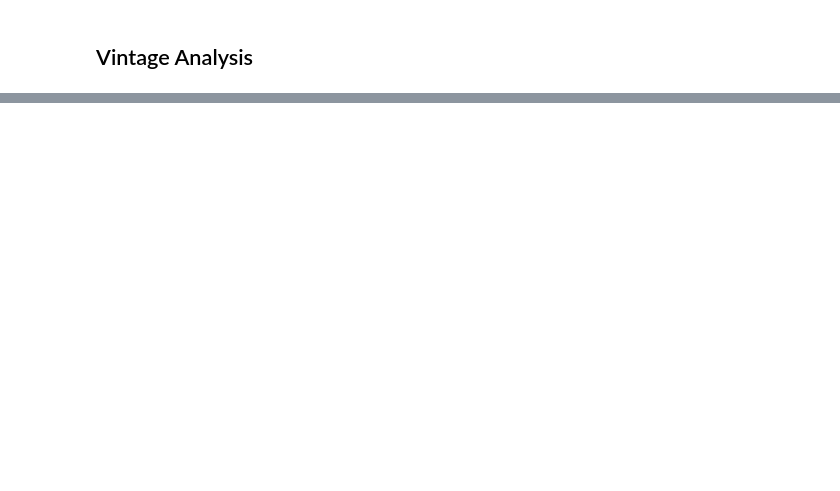
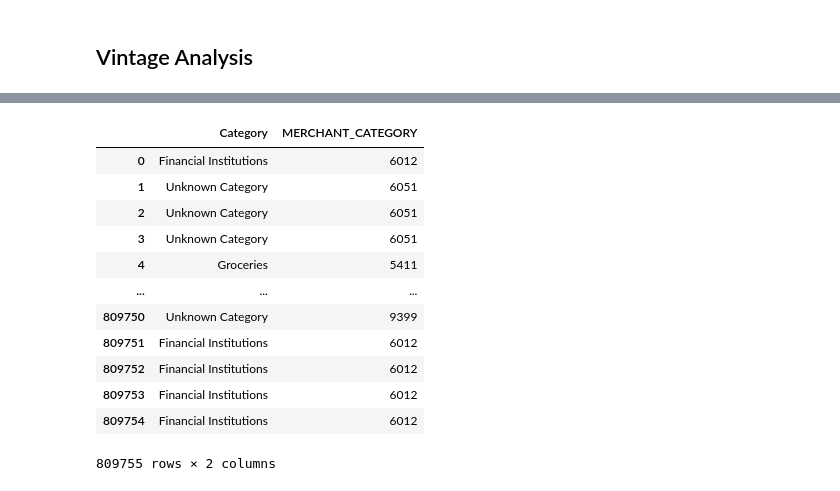
Before and after one commit to Shruti-codes-ml/B-Score, a Jupyter notebook: ShrutiPathak_Assignment1.ipynb, the cells around one changed output, grey strips where cells are left out. Cells and saved outputs as stored; diff of their text form; code cells hidden in the pictures; blank space fills up the shorter version.

```diff
--- a/ShrutiPathak_Assignment1.ipynb
+++ b/ShrutiPathak_Assignment1.ipynb
@@ -508,0 +366,16 @@ plt.show()
+# %%
+transaction_data[['Category','MERCHANT_CATEGORY']]
+# %% [output]
+|  | Category | MERCHANT_CATEGORY |
+| 0 | Financial Institutions | 6012 |
+| 1 | Unknown Category | 6051 |
+| 2 | Unknown Category | 6051 |
+| 3 | Unknown Category | 6051 |
+| 4 | Groceries | 5411 |
+| ... | ... | ... |
+| 809750 | Unknown Category | 9399 |
+| 809751 | Financial Institutions | 6012 |
+| 809752 | Financial Institutions | 6012 |
+| 809753 | Financial Institutions | 6012 |
+| 809754 | Financial Institutions | 6012 |
+809755 rows × 2 columns
```
Also changed, not shown: parts of 51 cells of this notebook, 8 other files.
